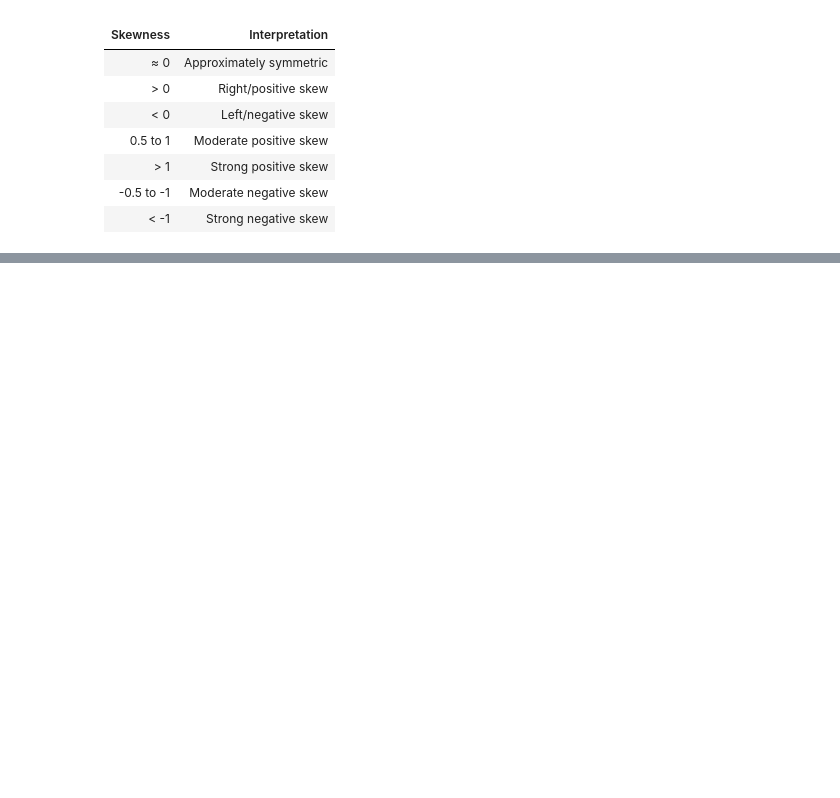
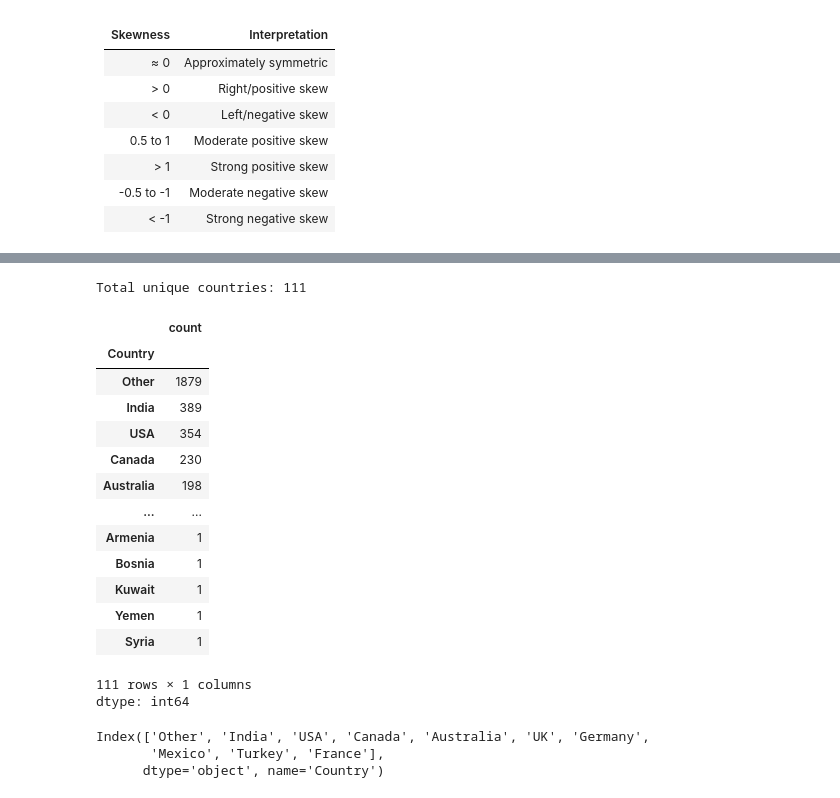
Before and after one commit to SanjibKarunaChaitanyaGhosh/MentalHealthScorePredictorUsingML, a Jupyter notebook: mentalhealthscorepredictorusingmlcollegeproject.ipynb, the cells around one changed output, grey strips where cells are left out. Saved outputs shown, nothing was run; the diff lists cells and outputs as text; code cells hidden in the pictures; blank space fills up the shorter version.

```diff
--- a/mentalhealthscorepredictorusingmlcollegeproject.ipynb
+++ b/mentalhealthscorepredictorusingmlcollegeproject.ipynb
@@ -450,0 +494,28 @@ dtype: float64
+# %%
+print("Total unique countries:", df['Country'].nunique())
+# %% [output]
+Total unique countries: 111
+# %%
+df['Country'].value_counts()
+# %% [output]
+|  | count |
+| Country |  |
+| Other | 1879 |
+| India | 389 |
+| USA | 354 |
+| Canada | 230 |
+| Australia | 198 |
+| ... | ... |
+| Armenia | 1 |
+| Bosnia | 1 |
+| Kuwait | 1 |
+| Yemen | 1 |
+| Syria | 1 |
+111 rows × 1 columns
+dtype: int64
+# %%
+df['Country'].value_counts().index[:10]
+# %% [output]
+Index(['Other', 'India', 'USA', 'Canada', 'Australia', 'UK', 'Germany',
+       'Mexico', 'Turkey', 'France'],
+      dtype='object', name='Country')
```
Also changed, not shown: parts of 15 cells of this notebook.
